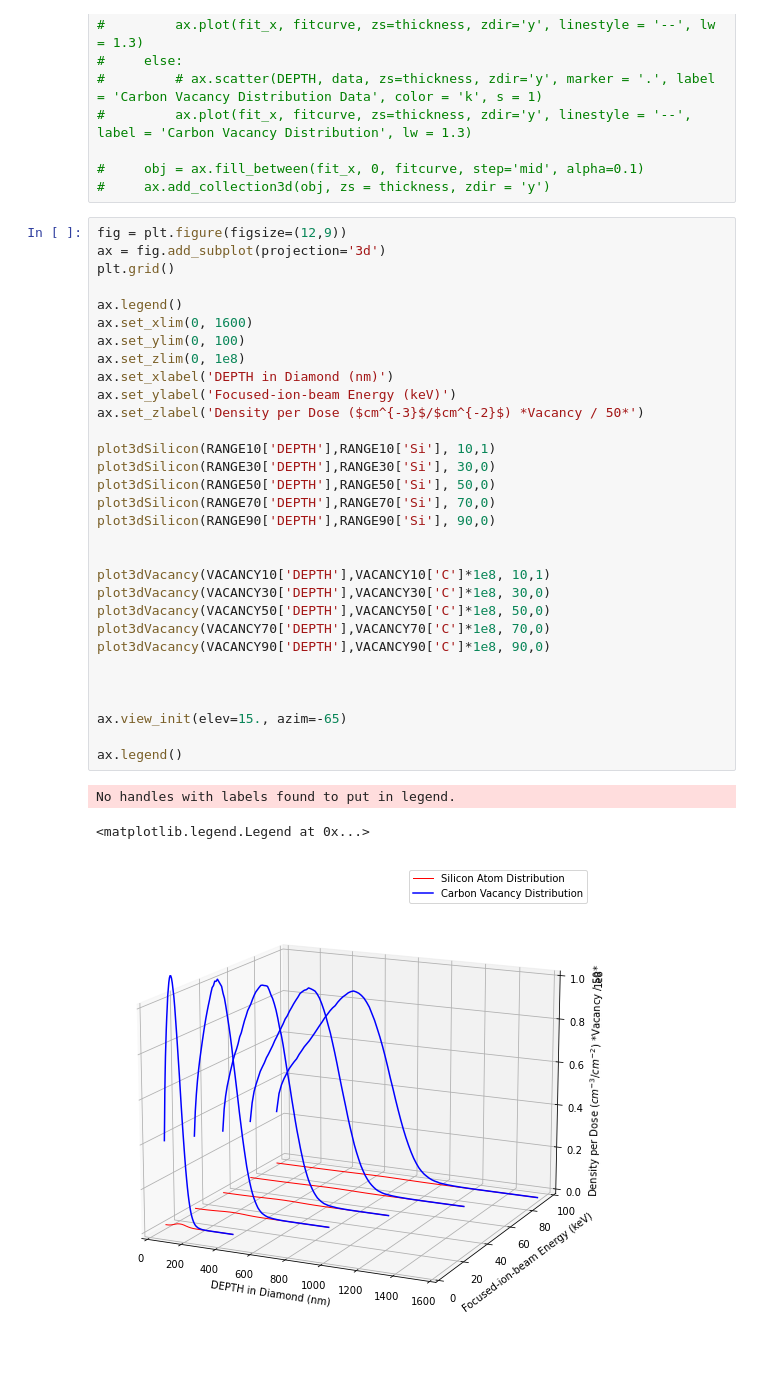
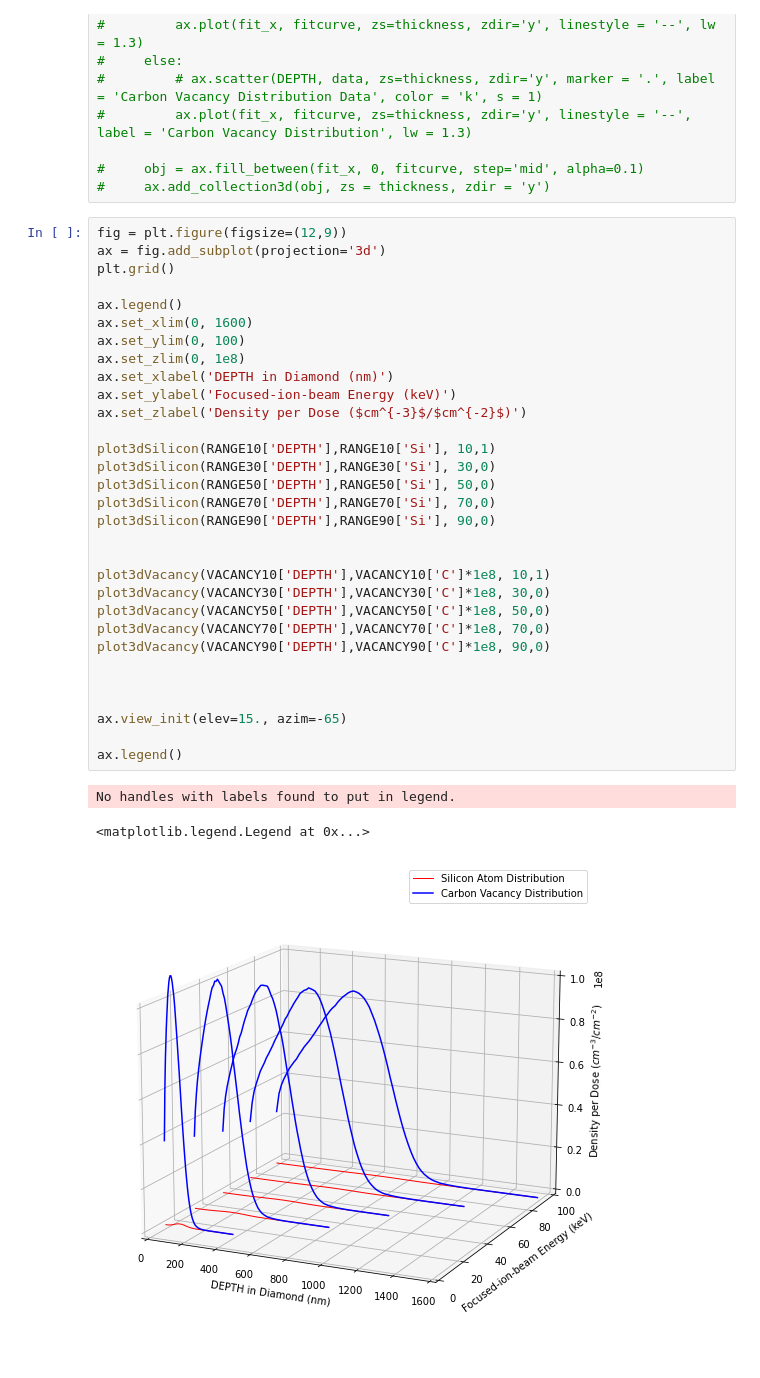
Before and after one commit to ahserhan/SiO2-SiV, a Jupyter notebook: Silicon direct implantation/variable Energy.ipynb, the cells around one changed output. Saved outputs shown, nothing was run; the diff lists cells and outputs as text.

```diff
--- a/Silicon direct implantation/variable Energy.ipynb
+++ b/Silicon direct implantation/variable Energy.ipynb
@@ -155,32 +155,32 @@ ax = fig.add_subplot(projection='3d')
 plt.grid()
 
 ax.legend()
 ax.set_xlim(0, 1600)
 ax.set_ylim(0, 100)
 ax.set_zlim(0, 1e8)
 ax.set_xlabel('DEPTH in Diamond (nm)')
 ax.set_ylabel('Focused-ion-beam Energy (keV)')
-ax.set_zlabel('Density per Dose ($cm^{-3}$/$cm^{-2}$) *Vacancy / 50*')
+ax.set_zlabel('Density per Dose ($cm^{-3}$/$cm^{-2}$)')
 
 plot3dSilicon(RANGE10['DEPTH'],RANGE10['Si'], 10,1)
 plot3dSilicon(RANGE30['DEPTH'],RANGE30['Si'], 30,0)
 plot3dSilicon(RANGE50['DEPTH'],RANGE50['Si'], 50,0)
 plot3dSilicon(RANGE70['DEPTH'],RANGE70['Si'], 70,0)
 plot3dSilicon(RANGE90['DEPTH'],RANGE90['Si'], 90,0)
 
 
 plot3dVacancy(VACANCY10['DEPTH'],VACANCY10['C']*1e8, 10,1)
 plot3dVacancy(VACANCY30['DEPTH'],VACANCY30['C']*1e8, 30,0)
 plot3dVacancy(VACANCY50['DEPTH'],VACANCY50['C']*1e8, 50,0)
 plot3dVacancy(VACANCY70['DEPTH'],VACANCY70['C']*1e8, 70,0)
 plot3dVacancy(VACANCY90['DEPTH'],VACANCY90['C']*1e8, 90,0)
 
 
 
 ax.view_init(elev=15., azim=-65)
 
 ax.legend()
 # %% [output]
 No handles with labels found to put in legend.
 <matplotlib.legend.Legend at 0x...>
-[figure, old version]
+[figure, new version]
```
Also changed, not shown: parts of 2 cells of this notebook, 3 other files.
